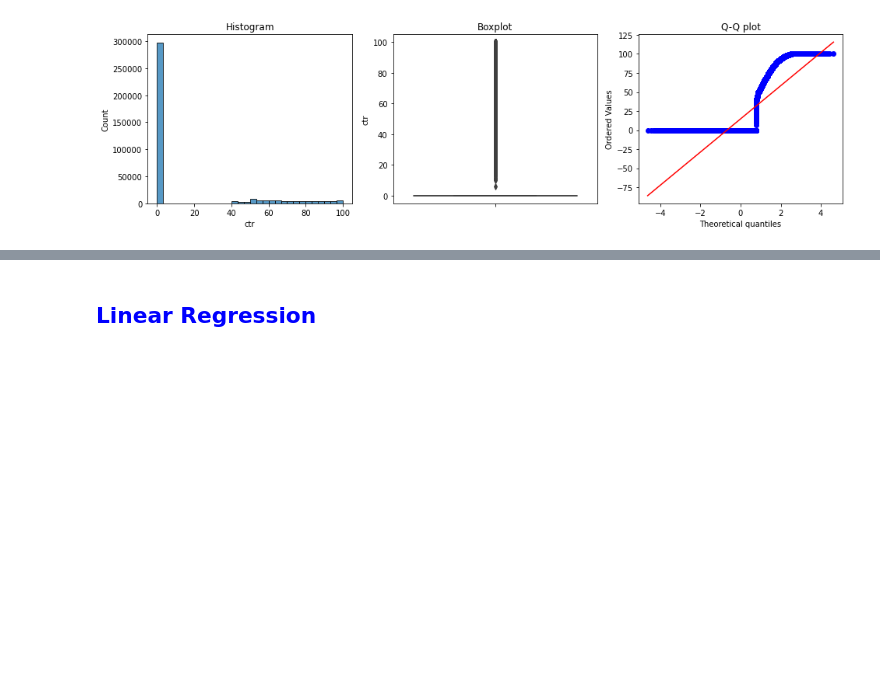
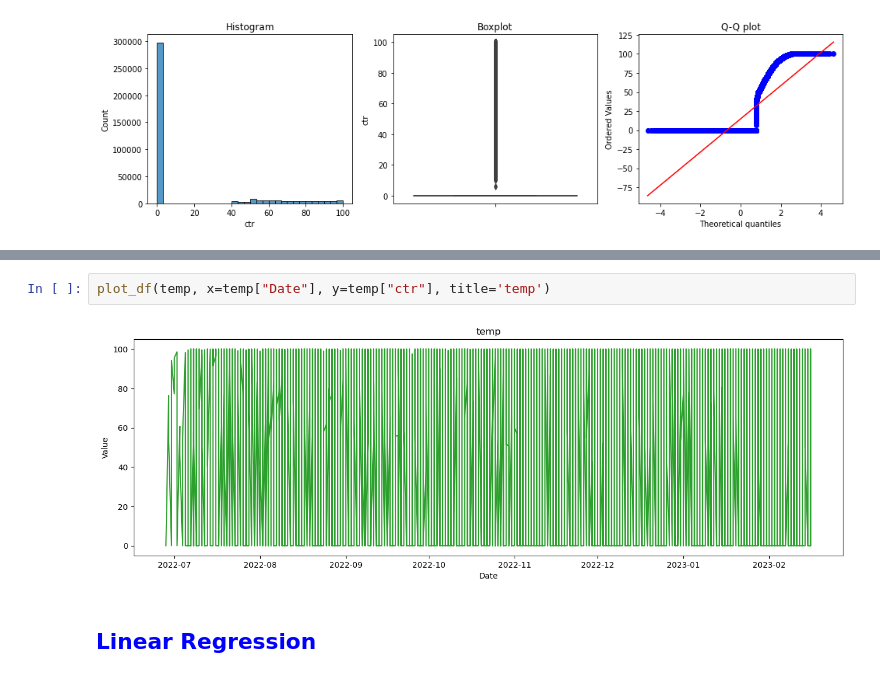
Before and after one commit to kyseshim/UTAContest2023, a Jupyter notebook: UTAContest2023_UTD_Passion.ipynb, the cells around one changed output, grey strips where cells are left out. Saved outputs shown, nothing was run; the diff lists cells and outputs as text; blank space fills up the shorter version.

```diff
--- a/UTAContest2023_UTD_Passion.ipynb
+++ b/UTAContest2023_UTD_Passion.ipynb
@@ -596,3 +616,7 @@ df.describe()
+# %%
+plot_df(temp, x=temp["Date"], y=temp["ctr"], title='temp')
+# %% [output]
+[figure, added]
 # %% [markdown]
 ## <font color = 'blue'>**Linear Regression**
 # %% [markdown]
```
Also changed, not shown: parts of 4 cells of this notebook.
